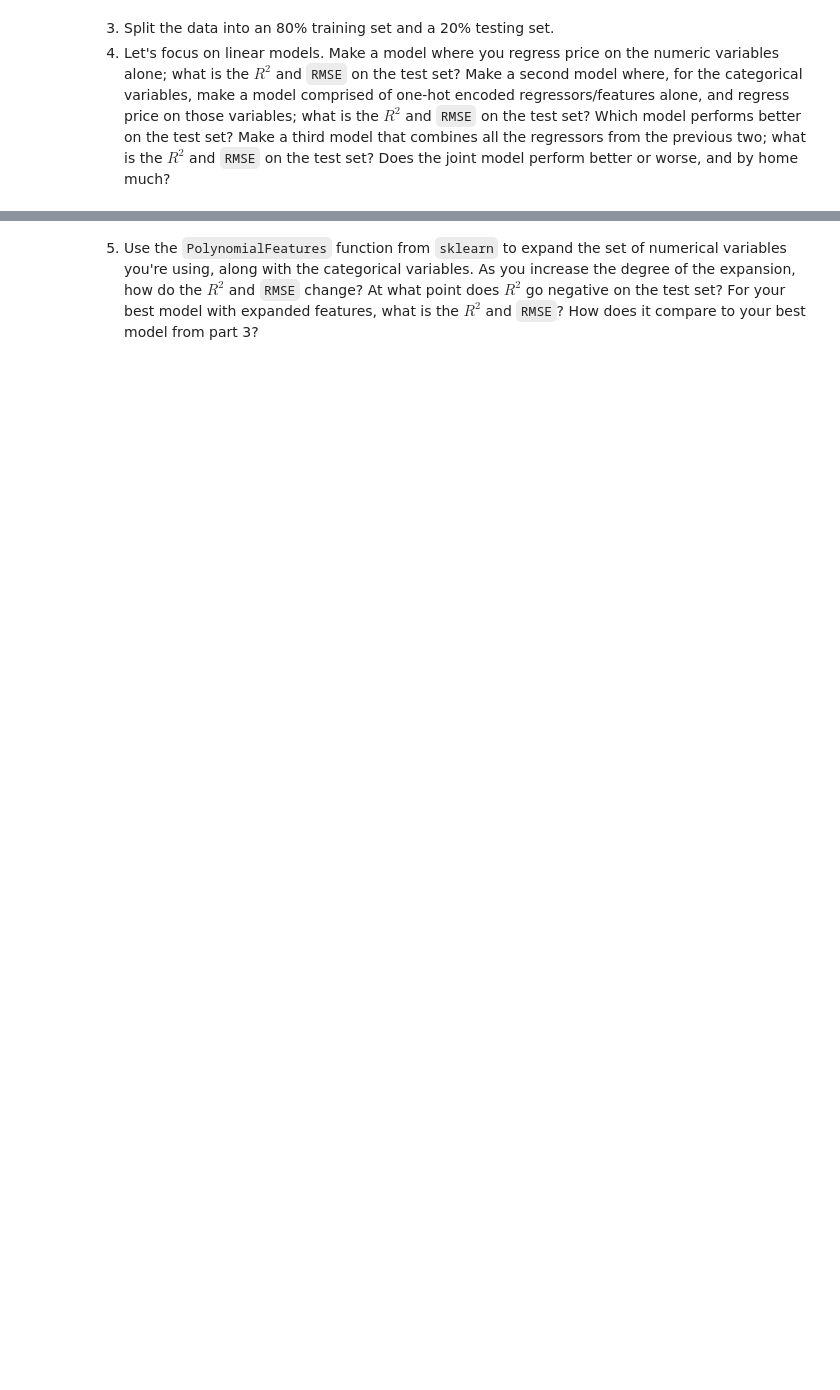
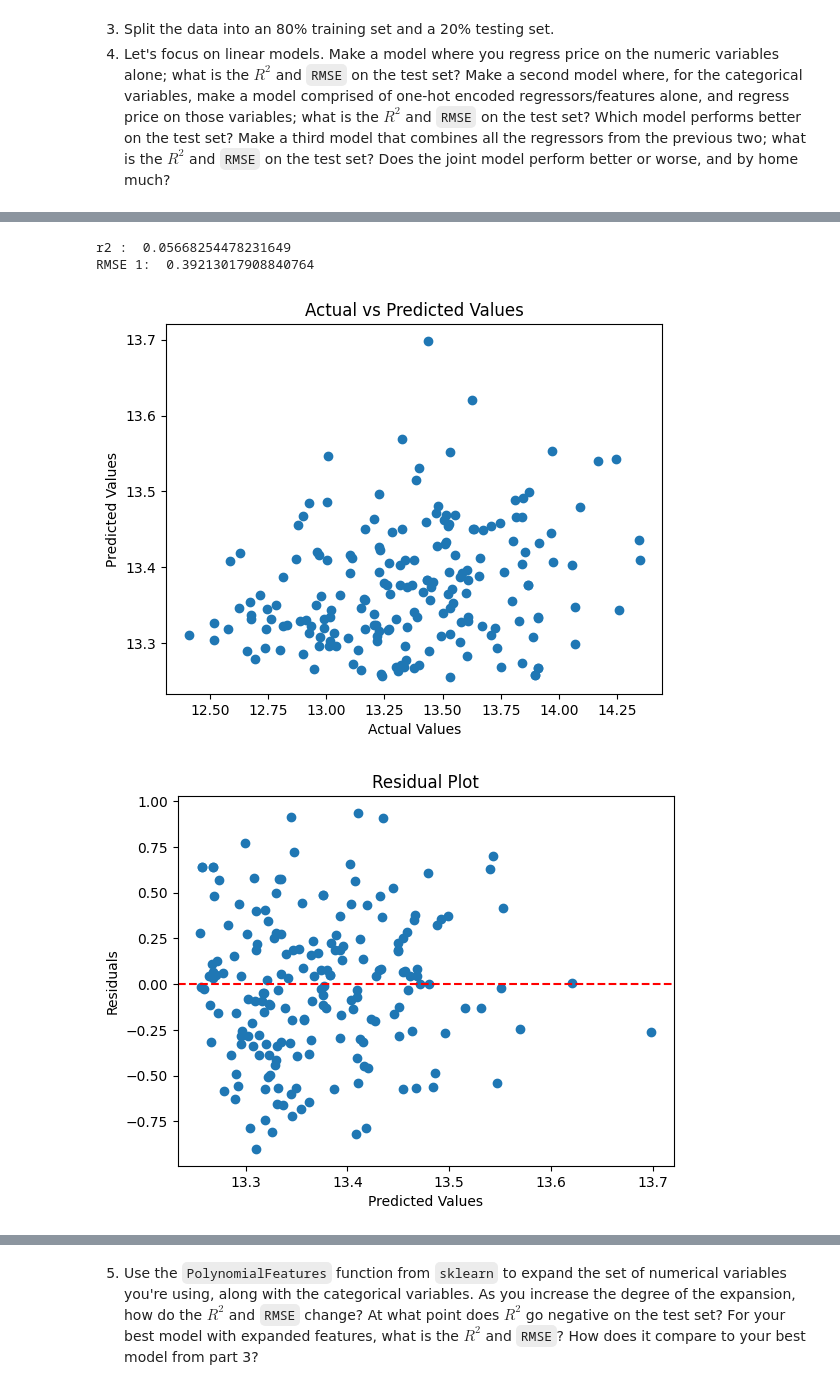
Before and after one commit to gdgurrola/assignment4, a Jupyter notebook: assignment4.ipynb, the cells around one changed output, grey strips where cells are left out. Saved outputs shown, nothing was run; the diff lists cells and outputs as text; code cells hidden in the pictures; blank space fills up the shorter version.

```diff
--- a/assignment4.ipynb
+++ b/assignment4.ipynb
@@ -118,0 +80,54 @@ Mean Squared Error: 0.16884189229595056
+# %%
+from sklearn.model_selection import train_test_split
+
+# Features of data
+X = df.drop('Price', axis=1)
+# Target
+y = df['Price']  # target
+
+# Split the data into a training set (80%) and a testing set (20%)
+X_train, X_test, y_train, y_test = train_test_split(X, y, test_size=0.20, random_state=100)
+# %%
+
+from sklearn.linear_model import LinearRegression
+from sklearn.metrics import mean_squared_error, r2_score
+import matplotlib.pyplot as plt
+
+
+numeric_cols = ['Mileage_Run', 'Seating_Capacity']
+
+X_train_num = X_train[numeric_cols]
+X_test_num = X_test[numeric_cols]
+
+model_numeric = LinearRegression()
+model_numeric.fit(X_train_num, y_train)
+
+
+y_pred_num = model_numeric.predict(X_test_num)
+
+r2_numeric = r2_score(y_test, y_pred_num)
+rmse_numeric = mean_squared_error(y_test, y_pred_num, squared=False)
+print("r2 : ", r2_numeric)
+print("RMSE 1: ", rmse_numeric)
+
+
+# Scatter plot
+plt.scatter(y_test, y_pred_num)
+plt.title('Actual vs Predicted Values')
+plt.xlabel('Actual Values')
+plt.ylabel('Predicted Values')
+plt.show()
+
+# Residual plot
+residuals = y_test - y_pred_num
+plt.scatter(y_pred_num, residuals)
+plt.axhline(y=0, color='r', linestyle='--')
+plt.title('Residual Plot')
+plt.xlabel('Predicted Values')
+plt.ylabel('Residuals')
+plt.show()
+# %% [output]
+r2 :  0.05668254478231649
+RMSE 1:  0.39213017908840764
+[figure, added]
+[figure, added]
```
Also changed, not shown: parts of 13 cells of this notebook.
